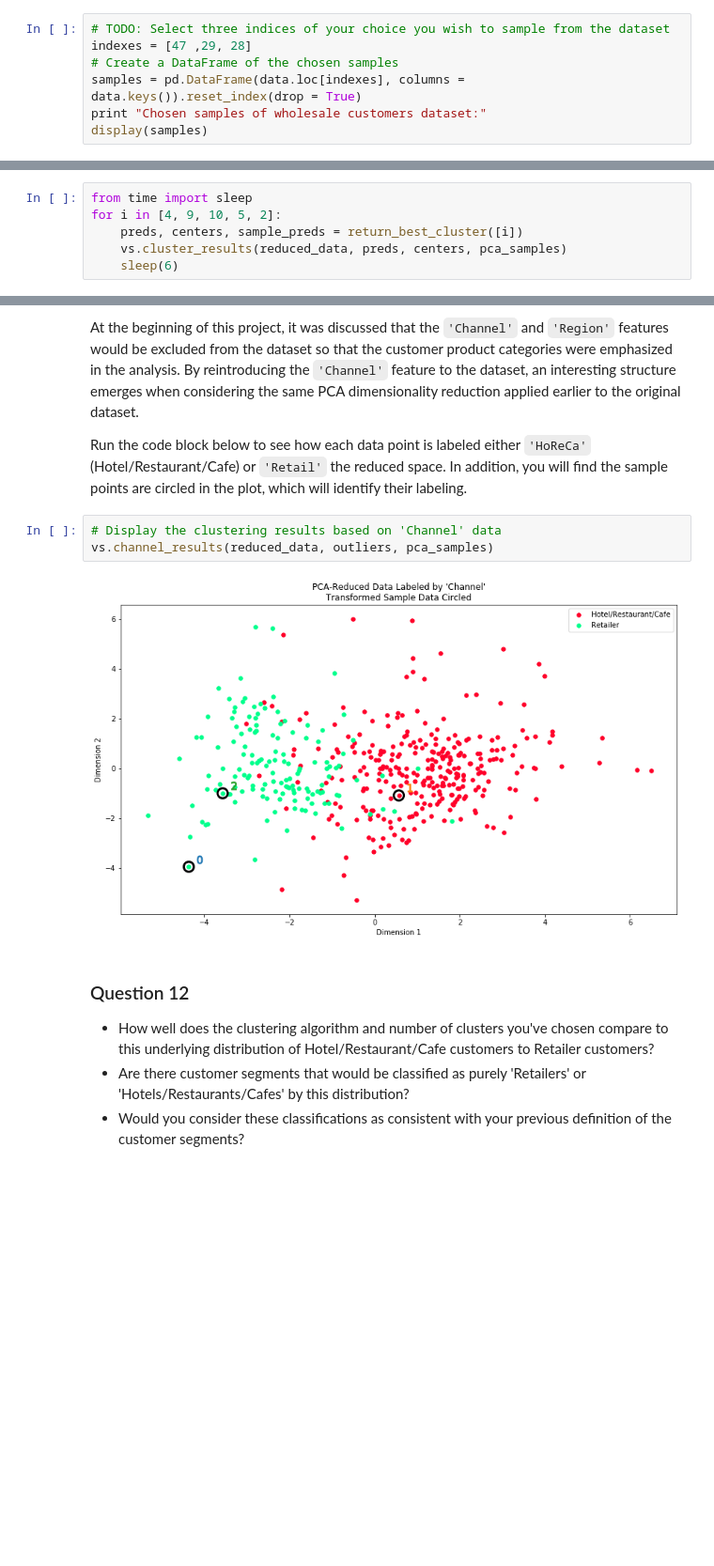
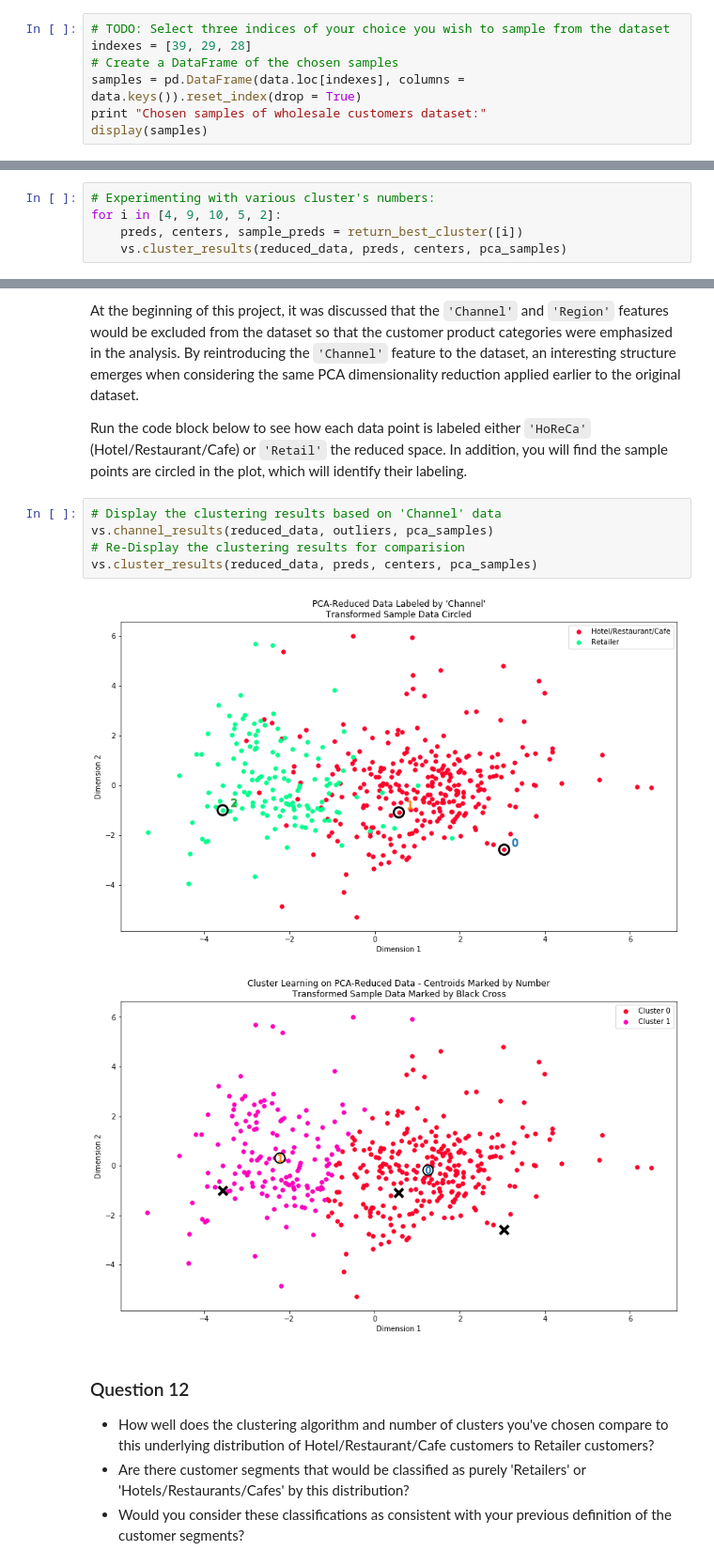
Before and after one commit to jonDel/machine-learning, a Jupyter notebook: projects/customer_segments/customer_segments.ipynb, the cells around one changed output, grey strips where cells are left out. Shown at 94% size. Saved outputs shown, nothing was run; the diff lists cells and outputs as text; blank space fills up the shorter version.

```diff
--- a/projects/customer_segments/customer_segments.ipynb
+++ b/projects/customer_segments/customer_segments.ipynb
@@ -60,7 +60,7 @@ display(data.describe())
 To get a better understanding of the customers and how their data will transform through the analysis, it would be best to select a few sample data points and explore them in more detail. In the code block below, add **three** indices of your choice to the `indices` list which will represent the customers to track. It is suggested to try different sets of samples until you obtain customers that vary significantly from one another.
 # %%
 # TODO: Select three indices of your choice you wish to sample from the dataset
-indexes = [47 ,29, 28]
+indexes = [39, 29, 28]
 # Create a DataFrame of the chosen samples
 samples = pd.DataFrame(data.loc[indexes], columns = data.keys()).reset_index(drop = True)
 print "Chosen samples of wholesale customers dataset:"
@@ -607,11 +607,10 @@ Silhouette score for 29 clusters: 0.312327128433
 ### Cluster Visualization
 Once you've chosen the optimal number of clusters for your clustering algorithm using the scoring metric above, you can now visualize the results by executing the code block below. Note that, for experimentation purposes, you are welcome to adjust the number of clusters for your clustering algorithm to see various visualizations. The final visualization provided should, however, correspond with the optimal number of clusters.
 # %%
-from time import sleep
+# Experimenting with various cluster's numbers:
 for i in [4, 9, 10, 5, 2]:
     preds, centers, sample_preds = return_best_cluster([i])
     vs.cluster_results(reduced_data, preds, centers, pca_samples)
-    sleep(6)
 # %% [output]
 Silhouette score for 4 clusters: 0.3290804667
 Silhouette score for 9 clusters: 0.334323885363
@@ -731,8 +734,11 @@ Run the code block below to see how each data point is labeled either `'HoReCa'`
 # %%
 # Display the clustering results based on 'Channel' data
 vs.channel_results(reduced_data, outliers, pca_samples)
+# Re-Display the clustering results for comparision
+vs.cluster_results(reduced_data, preds, centers, pca_samples)
 # %% [output]
-[figure, old version]
+[figure, new version]
+[figure, added]
 # %% [markdown]
 ### Question 12
 
```
Also changed, not shown: parts of 13 cells of this notebook, 1 other file.
